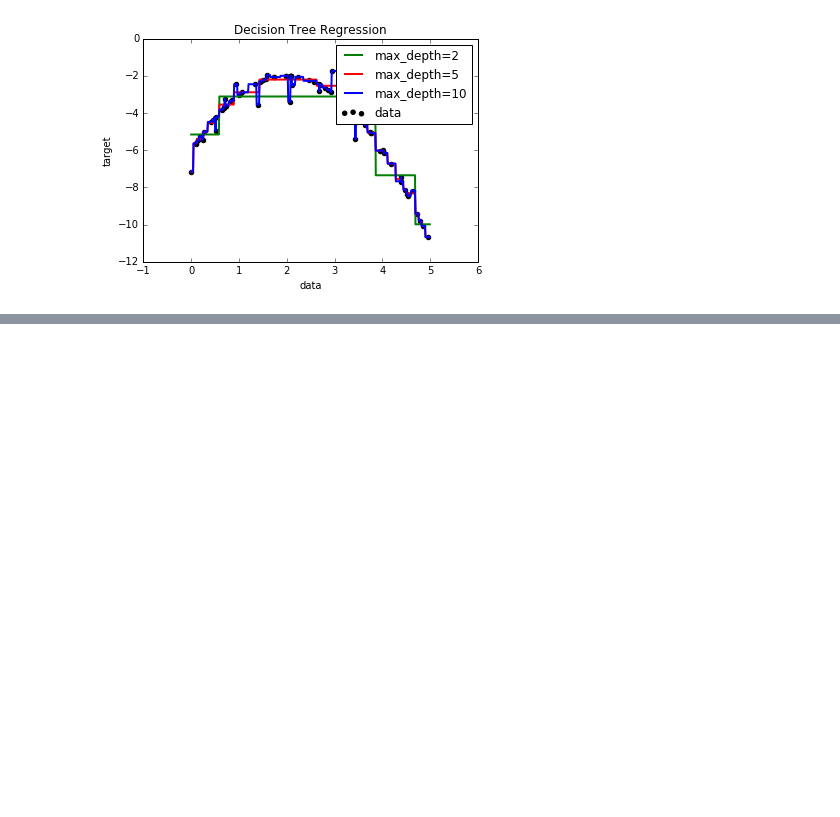
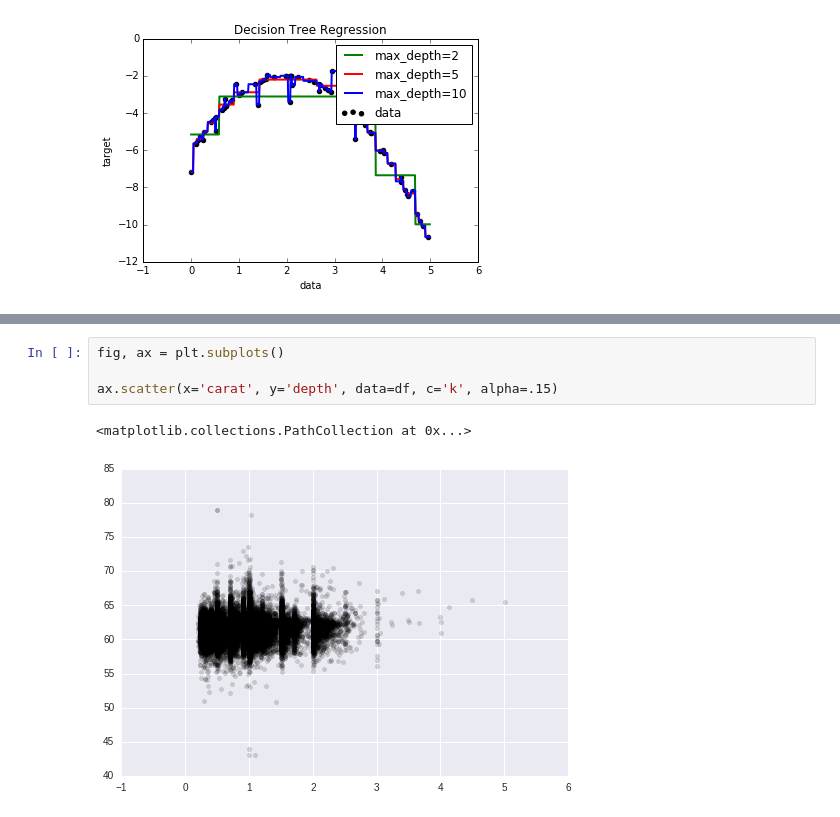
Before and after one commit to yasolix/cinevis, a Jupyter notebook: mediaeval/utilities.ipynb, the cells around one changed output, grey strips where cells are left out. Saved outputs shown, nothing was run; the diff lists cells and outputs as text; blank space fills up the shorter version.

```diff
--- a/mediaeval/utilities.ipynb
+++ b/mediaeval/utilities.ipynb
@@ -608,0 +757,7 @@ pl.show()
+# %%
+fig, ax = plt.subplots()
+
+ax.scatter(x='carat', y='depth', data=df, c='k', alpha=.15)
+# %% [output]
+<matplotlib.collections.PathCollection at 0x...>
+[figure, added]
```
Also changed, not shown: parts of 28 cells of this notebook, 5 other files.
